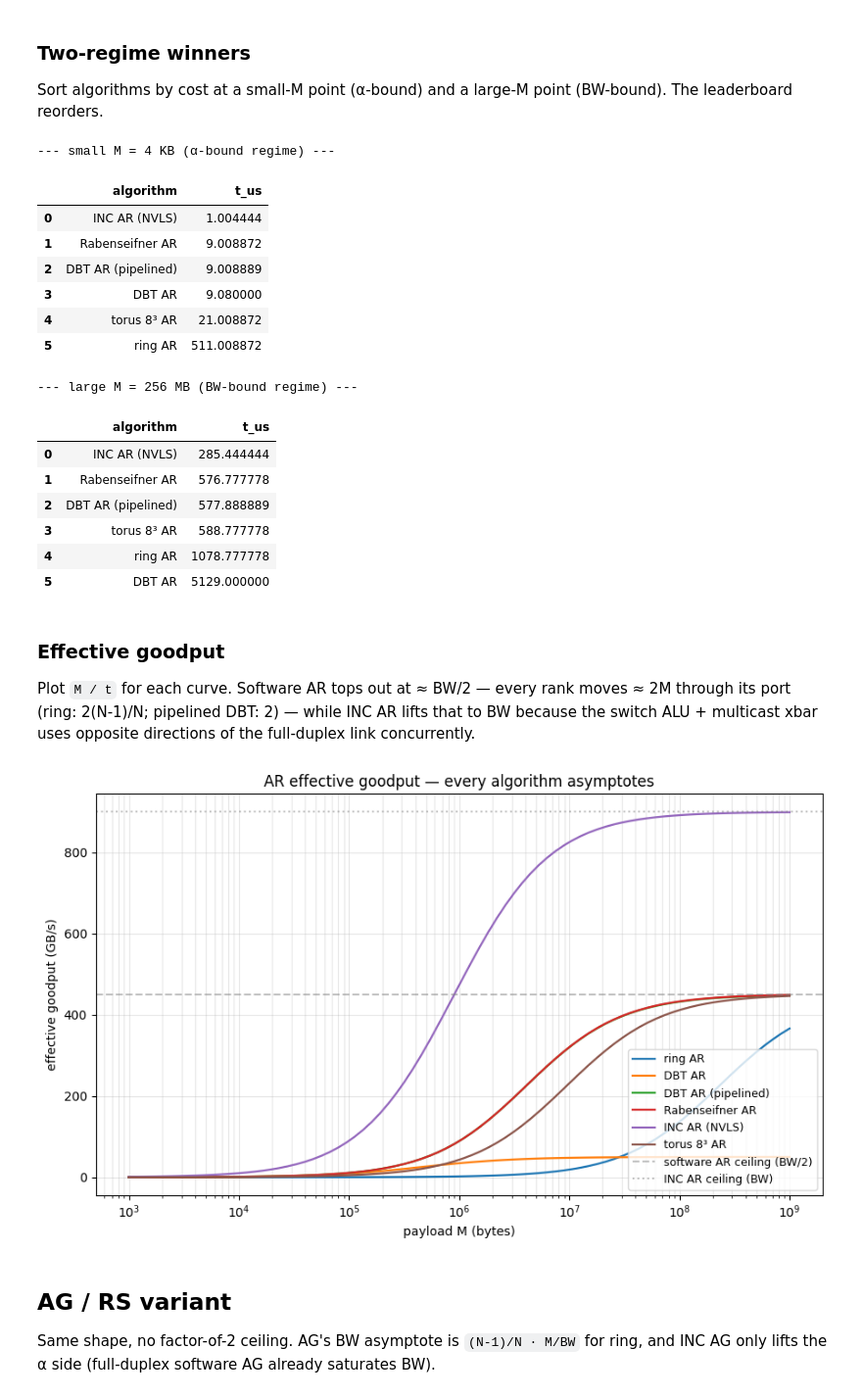
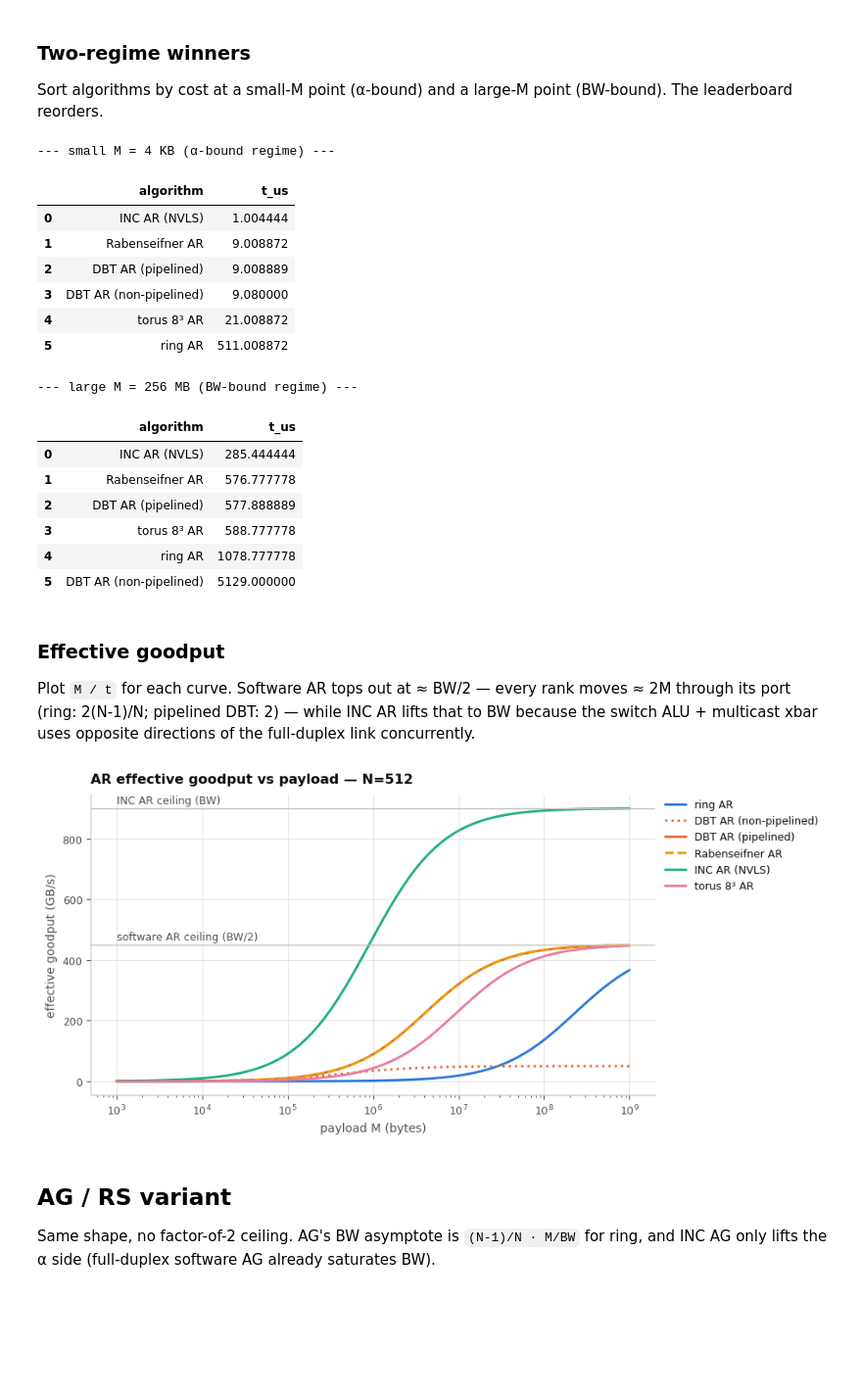
Before and after one commit to spiceMonkey/collective-comm, a Jupyter notebook: code/notebooks/01_payload_sweep.ipynb, the cells around one changed output. Shown at 98% size. Drawn from its saved outputs; the diff is of its cells as text; code cells hidden in the pictures; blank space fills up the shorter version.

```diff
--- a/code/notebooks/01_payload_sweep.ipynb
+++ b/code/notebooks/01_payload_sweep.ipynb
@@ -37,7 +40,7 @@ G, alpha, bw, dims = a.G, a.alpha, a.bw, a.dims
 
 ar_curves = {
     'ring AR':                lambda M: cc.ring_all_reduce(M, G, alpha, bw),
-    'DBT AR':                 lambda M: cc.tree_all_reduce(M, G, alpha, bw),
+    'DBT AR (non-pipelined)': lambda M: cc.tree_all_reduce(M, G, alpha, bw),
     'DBT AR (pipelined)':     lambda M: cc.tree_all_reduce(M, G, alpha, bw, pipelined=True),
     'Rabenseifner AR':        lambda M: cc.rabenseifner_all_reduce(M, G, alpha, bw),
     'INC AR (NVLS)':          lambda M: cc.inc_all_reduce(M, alpha, bw),
@@ -55,12 +58,15 @@ df_ar.head()
 | 3 | 1000.0 | Rabenseifner AR | 9.002218 |
 | 4 | 1000.0 | INC AR (NVLS) | 1.001111 |
 # %%
-fig, ax = plt.subplots(figsize=(9, 5.5))
+fig, ax = plt.subplots()
 for label, sub in df_ar.groupby('label', sort=False):
-    ax.plot(sub['M_bytes'], sub['t_us'], label=label, linewidth=1.6)
+    # Line style separates what colour cannot: Rabenseifner (dashed) lies on top of
+    # pipelined DBT, and non-pipelined DBT (dotted) shares DBT's colour.
+    ax.plot(sub['M_bytes'], sub['t_us'], label=label, color=style.color_for(label),
+            linestyle=style.linestyle_for(label))
 ax.set_xscale('log'); ax.set_yscale('log')
 ax.set_xlabel('payload M (bytes)'); ax.set_ylabel('t (μs)')
-ax.set_title(f'AR cost vs payload @ N={G}, α={alpha*1e6:.2f} μs, BW={bw/1e9:.0f} GB/s (ideal)')
-ax.legend(loc='upper left', fontsize=9); ax.grid(True, which='both', alpha=0.3)
-plt.tight_layout(); plt.show()
+ax.set_title(f'AR cost vs payload — N={G}, α={alpha*1e6:.2f} μs, BW={bw/1e9:.0f} GB/s (ideal)')
+style.legend_outside(ax)
+plt.show()
 # %% [output]
@@ -88,7 +94,7 @@ display(winners_at(256e6))
 | 0 | INC AR (NVLS) | 1.004444 |
 | 1 | Rabenseifner AR | 9.008872 |
 | 2 | DBT AR (pipelined) | 9.008889 |
-| 3 | DBT AR | 9.080000 |
+| 3 | DBT AR (non-pipelined) | 9.080000 |
 | 4 | torus 8³ AR | 21.008872 |
 | 5 | ring AR | 511.008872 |
 --- large M = 256 MB (BW-bound regime) ---
@@ -98,30 +104,32 @@ display(winners_at(256e6))
 | 2 | DBT AR (pipelined) | 577.888889 |
 | 3 | torus 8³ AR | 588.777778 |
 | 4 | ring AR | 1078.777778 |
-| 5 | DBT AR | 5129.000000 |
+| 5 | DBT AR (non-pipelined) | 5129.000000 |
 # %% [markdown]
 ### Effective goodput
 
 Plot ``M / t`` for each curve. Software AR tops out at ≈ BW/2 — every rank moves ≈ 2M through its port (ring: 2(N-1)/N; pipelined DBT: 2) — while INC AR lifts that to BW because the switch ALU + multicast xbar uses opposite directions of the full-duplex link concurrently.
 # %%
-# Effective per-rank goodput: (M / t) compared against peak per-link BW.
-# AR has a hard ceiling of BW/2 in software (every byte traverses each link
-# twice — see 04_in_network_collectives.md §1.4), and BW with INC.
-fig, ax = plt.subplots(figsize=(9, 5.5))
+# Effective per-rank goodput: (M / t) against the peak per-port BW.
+# Software AR tops out near BW/2 (each rank moves ≈ 2M through its port — see
+# 04_in_network_collectives.md §1.4); INC AR reaches BW.
+fig, ax = plt.subplots()
 for label, sub in df_ar.groupby('label', sort=False):
     bw_eff = sub['M_bytes'] / (sub['t_us'] * 1e-6) / 1e9   # GB/s
-    ax.plot(sub['M_bytes'], bw_eff, label=label, linewidth=1.6)
-ax.axhline(bw / 1e9 / 2, ls='--', c='gray', alpha=0.5,
-           label='software AR ceiling (BW/2)')
-ax.axhline(bw / 1e9,     ls=':',  c='gray', alpha=0.5,
-           label='INC AR ceiling (BW)')
+    ax.plot(sub['M_bytes'], bw_eff, label=label, color=style.color_for(label),
+            linestyle=style.linestyle_for(label))
+for level, text in ((bw / 1e9 / 2, 'software AR ceiling (BW/2)'),
+                    (bw / 1e9, 'INC AR ceiling (BW)')):
+    ax.axhline(level, color=style.RULE, linewidth=1)
+    ax.annotate(text, xy=(Ms[0], level), xytext=(0, 4), textcoords='offset points',
+                fontsize=9, color=style.TEXT_2)
 ax.set_xscale('log')
 ax.set_xlabel('payload M (bytes)'); ax.set_ylabel('effective goodput (GB/s)')
-ax.set_title('AR effective goodput — every algorithm asymptotes')
-ax.legend(loc='lower right', fontsize=9); ax.grid(True, which='both', alpha=0.3)
-plt.tight_layout(); plt.show()
+ax.set_title(f'AR effective goodput vs payload — N={G}')
+style.legend_outside(ax)
+plt.show()
 # %% [output]
-[figure, old version]
+[figure, new version]
 # %% [markdown]
 ## AG / RS variant
 
```
Also changed, not shown: parts of 4 cells of this notebook, 26 other files.
